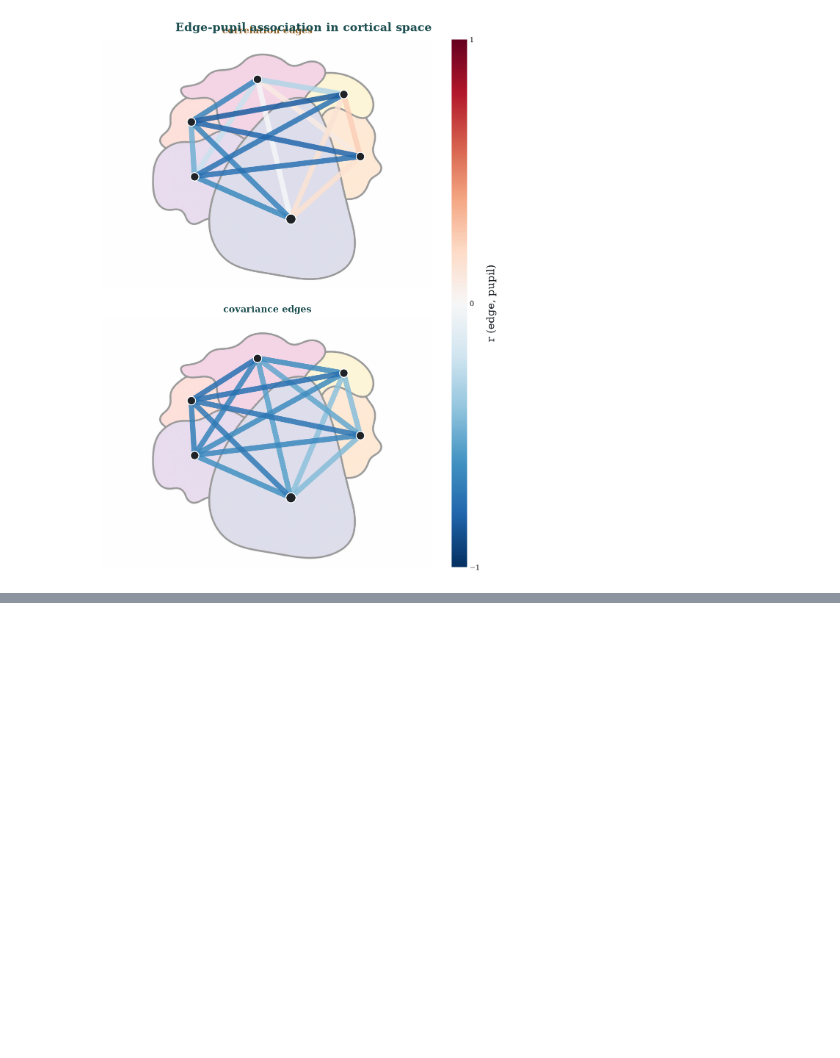
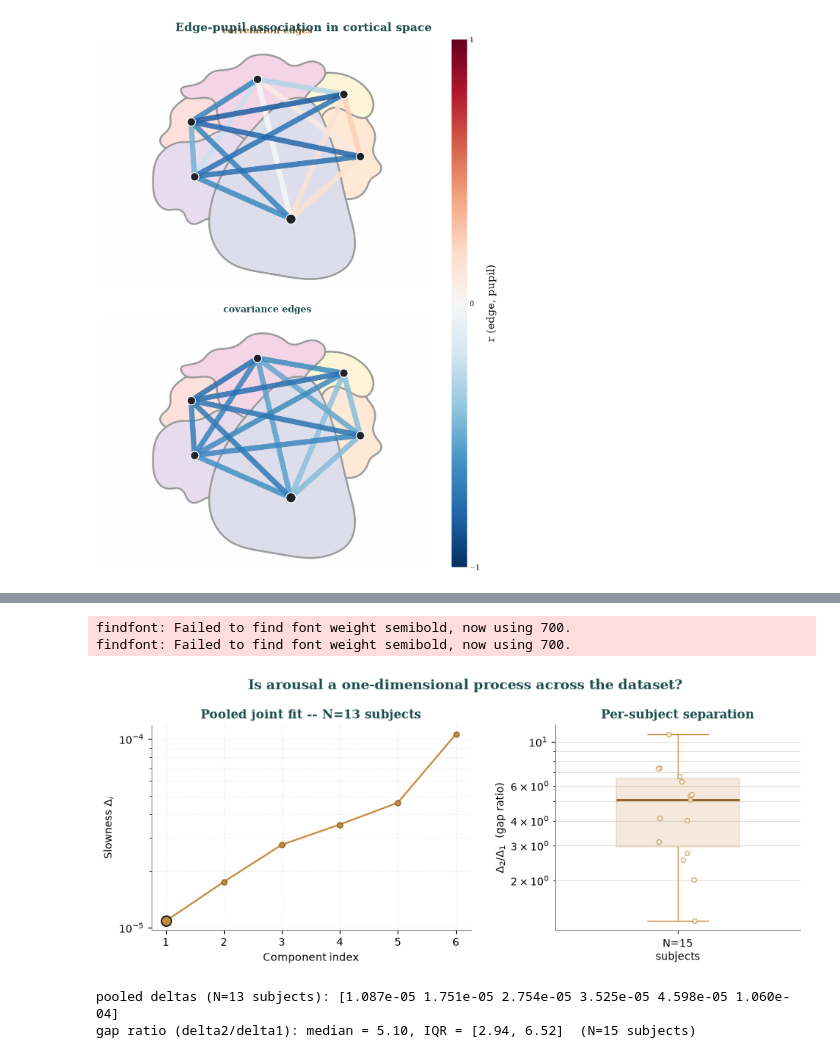
Before and after one commit to schrodingersmonkey/pSFA-PINUP, a Jupyter notebook: Figure_3_Neuropixels.ipynb, the cells around one changed output, grey strips where cells are left out. Saved outputs shown, nothing was run; the diff lists cells and outputs as text; code cells hidden in the pictures; blank space fills up the shorter version.

```diff
--- a/Figure_3_Neuropixels.ipynb
+++ b/Figure_3_Neuropixels.ipynb
@@ -737,0 +823,73 @@ findfont: Failed to find font weight semibold, now using 700.
+# %%
+from sksfa import SFA
+
+# --- Left panel: pooled joint fit across the LOSO-eligible cohort (claim 1) ---
+k_pool = next(iter(F_corr.values())).shape[1]
+with warnings.catch_warnings():
+    warnings.simplefilter("ignore")
+    fit_pooled = global_fit(list(F_corr.values()), n_components=k_pool)
+deltas_pooled = fit_pooled["deltas"]
+
+# --- Right panel: per-subject gap ratio across the full within-subject cohort (claim 2) ---
+gap_rows = []
+for sid, (X_s, d_s, t_s) in SUBJECT_DATA_CACHE.items():
+    if sid in CORRUPTED_SIDS:
+        continue
+    Rho_s = build_feature("edges-corr", X_s, EDGE_WIN)
+    k_s = Rho_s.shape[1]
+    if k_s < 2:
+        continue
+    with warnings.catch_warnings():
+        warnings.simplefilter("ignore")
+        deltas_s = SFA(n_components=k_s, fill_mode="zero").fit(Rho_s).delta_values_
+    gap_rows.append(dict(subject=sid, k=k_s, delta1=deltas_s[0], delta2=deltas_s[1],
+                          gap_ratio=deltas_s[1] / deltas_s[0]))
+
+gap_df = pd.DataFrame(gap_rows).set_index("subject")
+gap_df.to_csv(CACHE_DIR / "slowness_gap_ratios.csv")
+
+# --- Combined figure ---
+fig = plt.figure(figsize=(11, 3.8))
+gs = fig.add_gridspec(1, 2, width_ratios=[1.3, 1], wspace=0.3, top=0.82)
+axL = fig.add_subplot(gs[0]); axR = fig.add_subplot(gs[1])
+
+idx = np.arange(1, k_pool + 1)
+axL.semilogy(idx, deltas_pooled, "o-", color=GOLD, mec=GOLD_D, mfc=GOLD, lw=1.6, ms=5, zorder=2)
+axL.scatter([1], [deltas_pooled[0]], s=90, facecolor=GOLD, edgecolors=INK, linewidths=1.4, zorder=3)
+axL.set_xticks(idx)
+axL.set_xlabel("Component index"); axL.set_ylabel(r"Slowness $\Delta_i$")
+axL.set_title(f"Pooled joint fit -- N={len(F_corr)} subjects",
+              fontfamily="serif", color=ACCENT_D, fontsize=11.5, fontweight="semibold")
+axL.grid(True, which="both", ls="--", alpha=0.4, color=RULE)
+axL.spines[["top", "right"]].set_visible(False); axL.spines[["left", "bottom"]].set_color(MUTED)
+
+vals = gap_df["gap_ratio"].dropna().values
+axR.set_axisbelow(True); axR.yaxis.grid(True, which="both", color=RULE, lw=0.8)
+bp = axR.boxplot(vals, positions=[1], widths=0.5, patch_artist=True, showfliers=False, whis=(0, 100),
+                  medianprops=dict(color=GOLD_D, lw=2.0), boxprops=dict(edgecolor=GOLD, lw=1.2),
+                  whiskerprops=dict(color=GOLD, lw=1.0), capprops=dict(color=GOLD, lw=1.0))
+bp["boxes"][0].set_facecolor(GOLD); bp["boxes"][0].set_alpha(0.18)
+rng = np.random.default_rng(0)
+axR.scatter(np.full(len(vals), 1) + rng.uniform(-0.08, 0.08, len(vals)), vals, s=18, color="white",
+            edgecolors=GOLD, linewidths=0.9, zorder=3, alpha=0.8)
+axR.set_yscale("log")
+axR.set_xticks([1]); axR.set_xticklabels([f"N={len(vals)}\nsubjects"])
+axR.set_ylabel(r"$\Delta_2 / \Delta_1$  (gap ratio)")
+axR.set_title("Per-subject separation", fontfamily="serif", color=ACCENT_D, fontsize=11.5, fontweight="semibold")
+axR.spines[["top", "right"]].set_visible(False); axR.spines[["left", "bottom"]].set_color(MUTED)
+
+fig.suptitle("Is arousal a one-dimensional process across the dataset?",
+             fontfamily="serif", color=ACCENT_D, fontsize=13, fontweight="semibold", y=0.98)
+fig.savefig(MEDIA_DIR / "fig_appendix_slowness_aggregate.svg", transparent=True, bbox_inches="tight")
+fig.savefig(MEDIA_DIR / "fig_appendix_slowness_aggregate.png", dpi=300, transparent=True, bbox_inches="tight")
+plt.show()
+
+print(f"pooled deltas (N={len(F_corr)} subjects): {np.array2string(deltas_pooled, precision=3)}")
+print(f"gap ratio (delta2/delta1): median = {np.median(vals):.2f}, "
+      f"IQR = [{np.percentile(vals,25):.2f}, {np.percentile(vals,75):.2f}]  (N={len(vals)} subjects)")
+# %% [output]
+findfont: Failed to find font weight semibold, now using 700.
+findfont: Failed to find font weight semibold, now using 700.
+[figure, added]
+pooled deltas (N=13 subjects): [1.087e-05 1.751e-05 2.754e-05 3.525e-05 4.598e-05 1.060e-04]
+gap ratio (delta2/delta1): median = 5.10, IQR = [2.94, 6.52]  (N=15 subjects)
```
Also changed, not shown: parts of 8 cells of this notebook, 2 other files.
